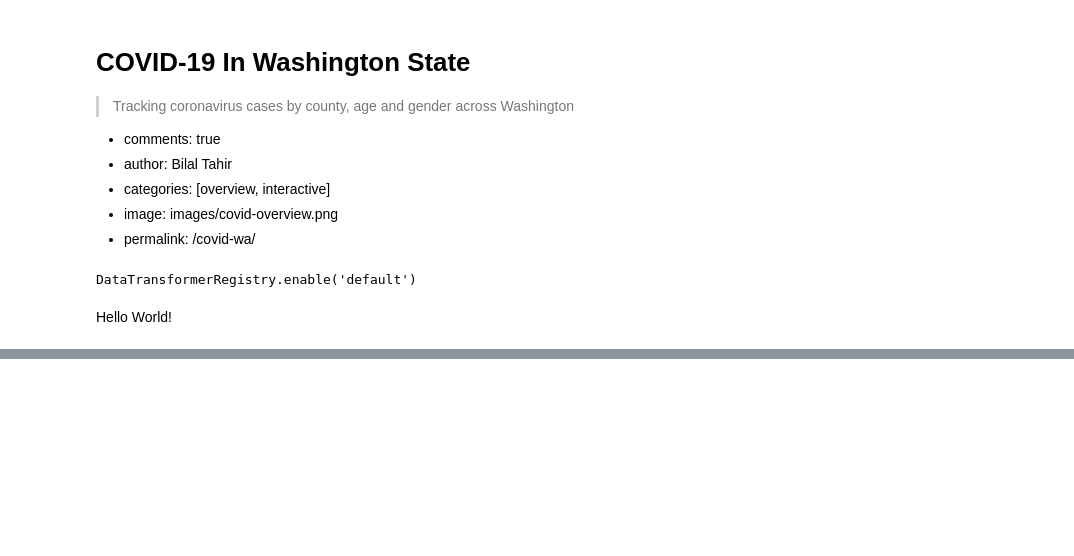
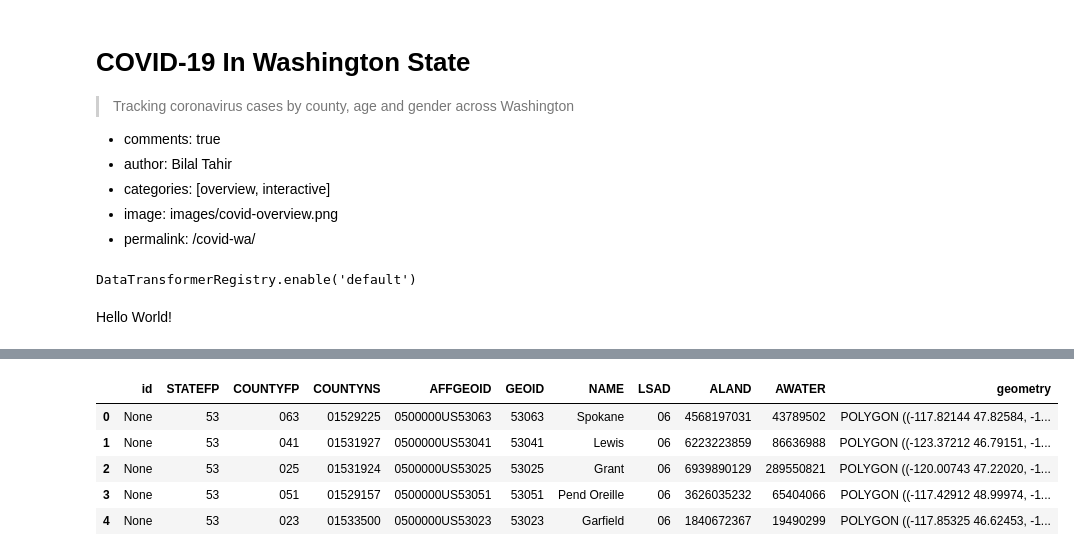
Before and after one commit to btahir/covid_dz, a Jupyter notebook: _notebooks/2020-03-21-covid-wa.ipynb, the cells around one changed output, grey strips where cells are left out. Cells and saved outputs as stored; diff of their text form; code cells hidden in the pictures; blank space fills up the shorter version.

```diff
--- a/_notebooks/2020-03-21-covid-wa.ipynb
+++ b/_notebooks/2020-03-21-covid-wa.ipynb
@@ -171,0 +42,11 @@ def to_altair_datetime(dt):
+# %%
+#hide
+counties_geo = gpd.read_file("WA-53-washington-counties.json")
+counties_geo.head()
+# %% [output]
+|  | id | STATEFP | COUNTYFP | COUNTYNS | AFFGEOID | GEOID | NAME | LSAD | ALAND | AWATER | geometry |
+| 0 | None | 53 | 063 | 01529225 | 0500000US53063 | 53063 | Spokane | 06 | 4568197031 | 43789502 | POLYGON ((-117.82144 47.82584, -1... |
+| 1 | None | 53 | 041 | 01531927 | 0500000US53041 | 53041 | Lewis | 06 | 6223223859 | 86636988 | POLYGON ((-123.37212 46.79151, -1... |
+| 2 | None | 53 | 025 | 01531924 | 0500000US53025 | 53025 | Grant | 06 | 6939890129 | 289550821 | POLYGON ((-120.00743 47.22020, -1... |
+| 3 | None | 53 | 051 | 01529157 | 0500000US53051 | 53051 | Pend Oreille | 06 | 3626035232 | 65404066 | POLYGON ((-117.42912 48.99974, -1... |
+| 4 | None | 53 | 023 | 01533500 | 0500000US53023 | 53023 | Garfield | 06 | 1840672367 | 19490299 | POLYGON ((-117.85325 46.62453, -1... |
```
Also changed, not shown: parts of 11 cells of this notebook, 5 other files.
